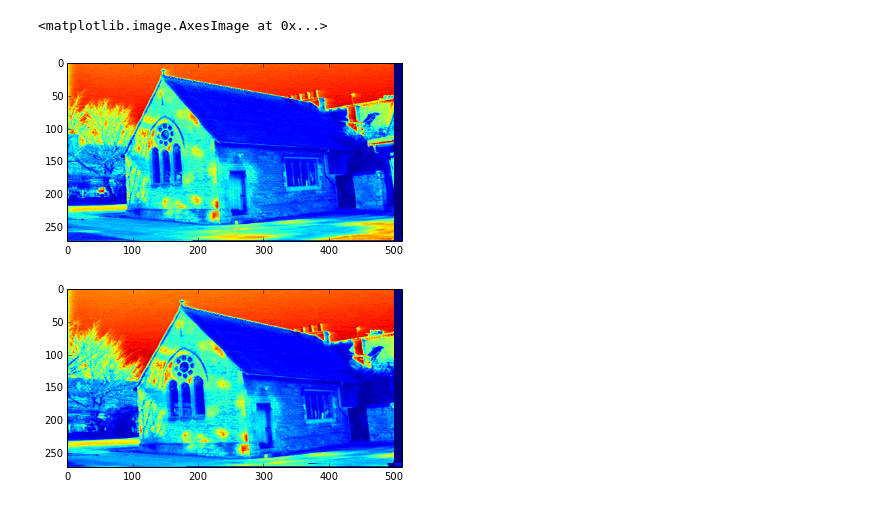
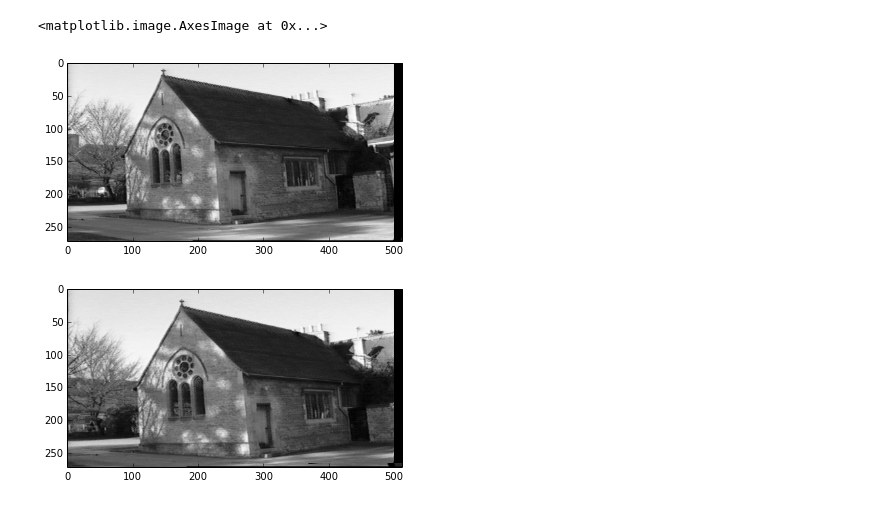
Before and after one commit to NCEghtebas/ComputerVisionCT, a Jupyter notebook: HW4/Q4.ipynb, the cells around one changed output. Cells and saved outputs as stored; diff of their text form; code cells hidden in the pictures.

Commit message:
grey

```diff
--- a/HW4/Q4.ipynb
+++ b/HW4/Q4.ipynb
@@ -4,13 +4,13 @@ import matplotlib.pyplot as plt
 # %%
 %matplotlib inline
 pic1 = np.asarray(Image.open("Files/chapel1.png"),dtype=np.float64)/255.0
 pic2 = np.asarray(Image.open("Files/chapel2.png"),dtype=np.float64)/255.0
 
 plt.figure()
-plt.imshow(pic1)
+plt.imshow(pic1, cmap="Greys_r")
 plt.figure()
-plt.imshow(pic2)
+plt.imshow(pic2, cmap="Greys_r")
 # %% [output]
 <matplotlib.image.AxesImage at 0x...>
-[figure, old version]
+[figure, new version]
-[figure, old version]
+[figure, new version]
```
